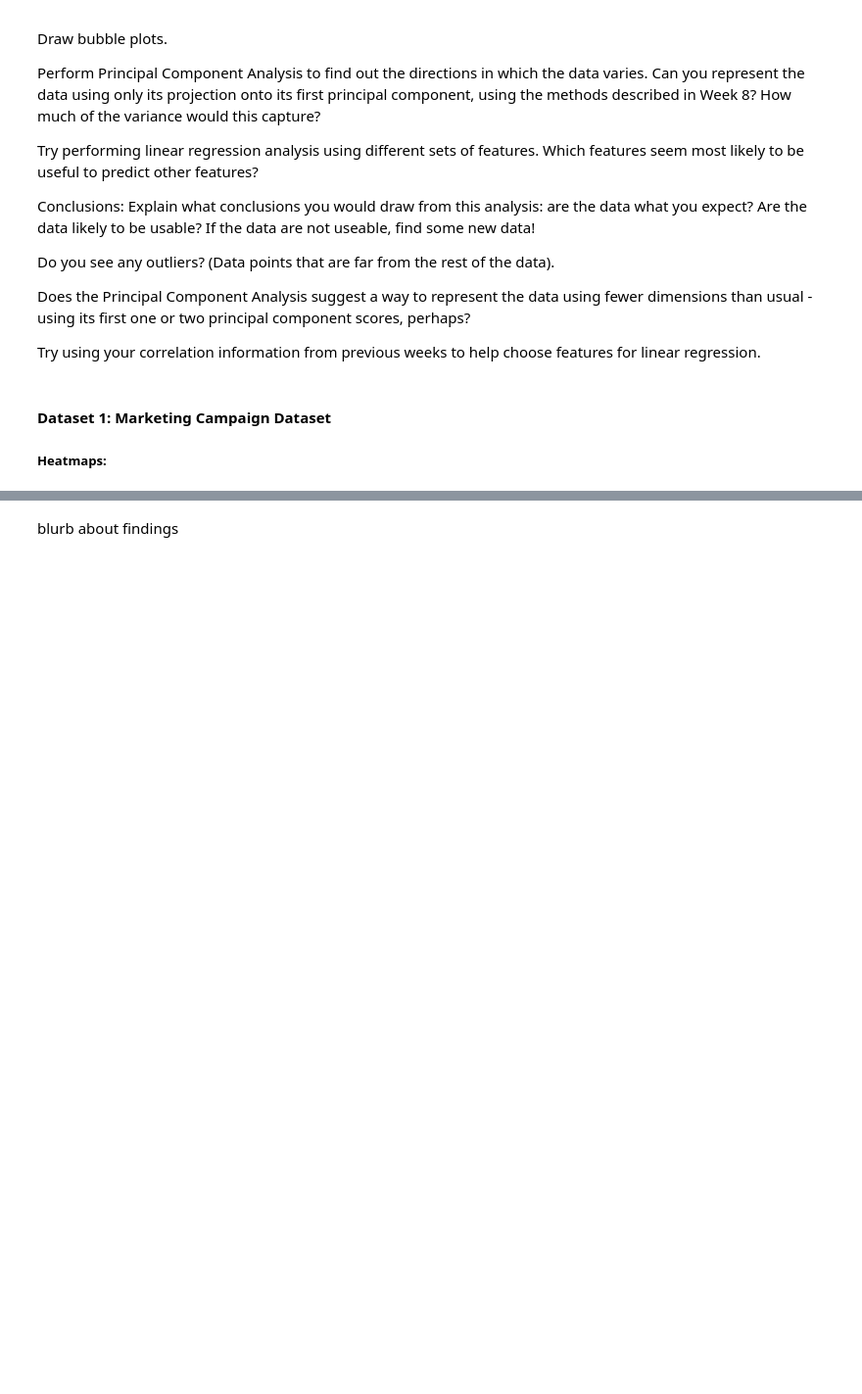
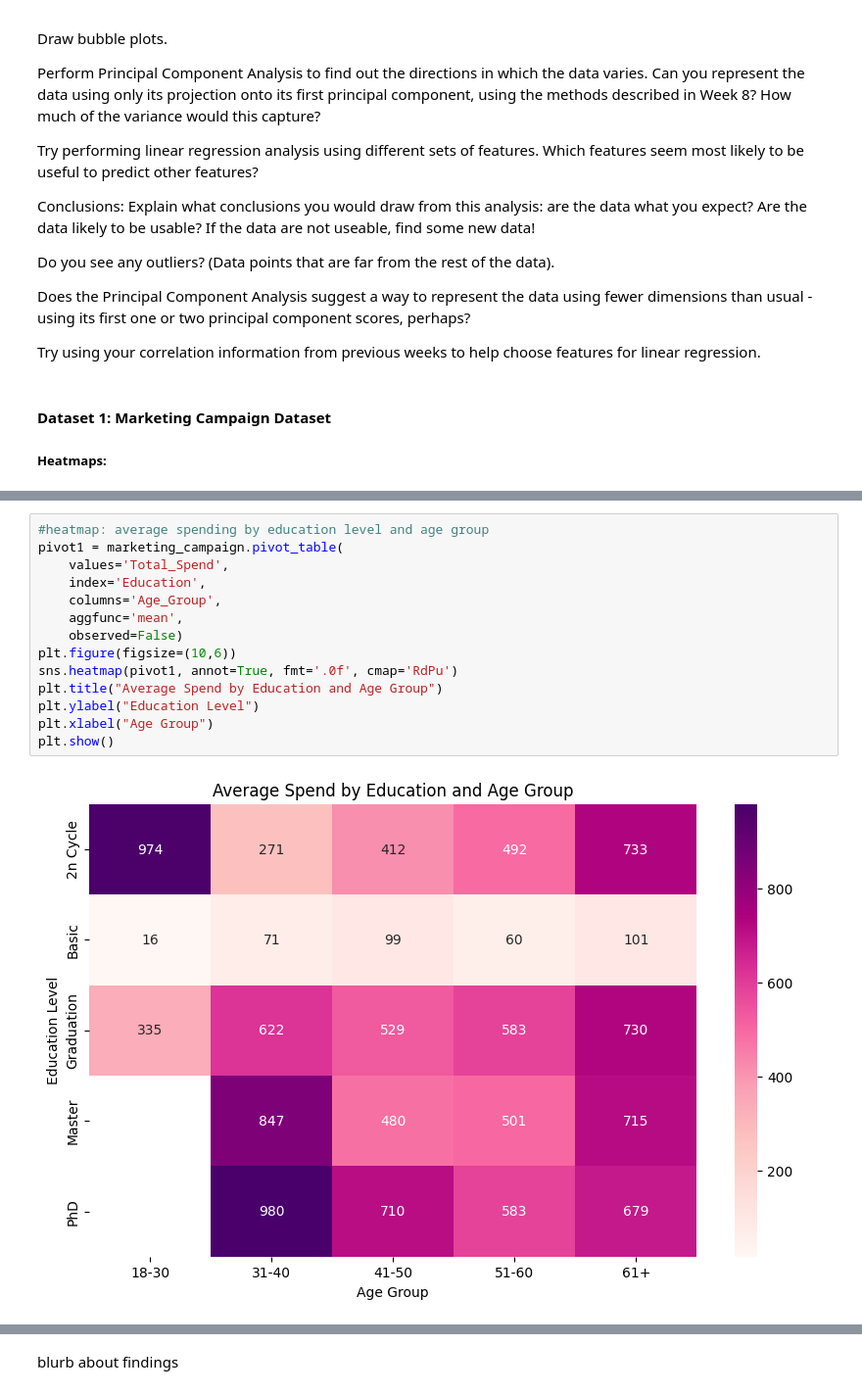
Before and after one commit to paumar2/DX699-MODB2, a Jupyter notebook: Week9.ipynb, the cells around one changed output, grey strips where cells are left out. Shown at 98% size. Saved outputs shown, nothing was run; the diff lists cells and outputs as text; blank space fills up the shorter version.

```diff
--- a/Week9.ipynb
+++ b/Week9.ipynb
@@ -105,0 +97,16 @@ plt.show()
+# %%
+#heatmap: average spending by education level and age group
+pivot1 = marketing_campaign.pivot_table(
+    values='Total_Spend',
+    index='Education',
+    columns='Age_Group',
+    aggfunc='mean',
+    observed=False)
+plt.figure(figsize=(10,6))
+sns.heatmap(pivot1, annot=True, fmt='.0f', cmap='RdPu')
+plt.title("Average Spend by Education and Age Group")
+plt.ylabel("Education Level")
+plt.xlabel("Age Group")
+plt.show()
+# %% [output]
+[figure, added]
```
Also changed, not shown: parts of 59 cells of this notebook.
